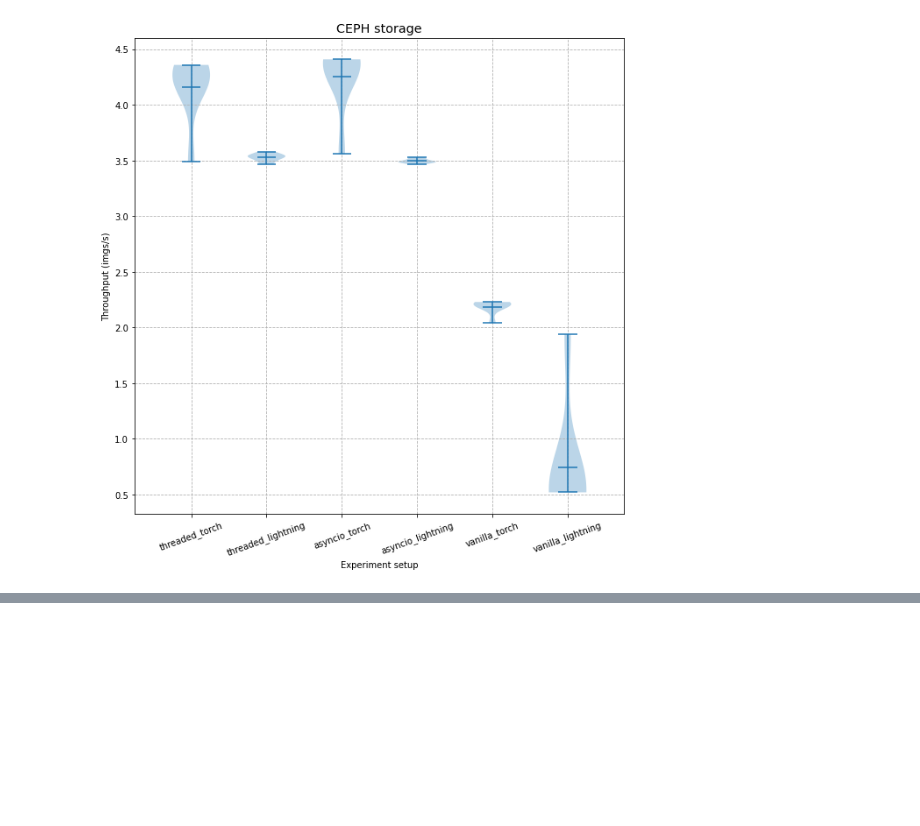
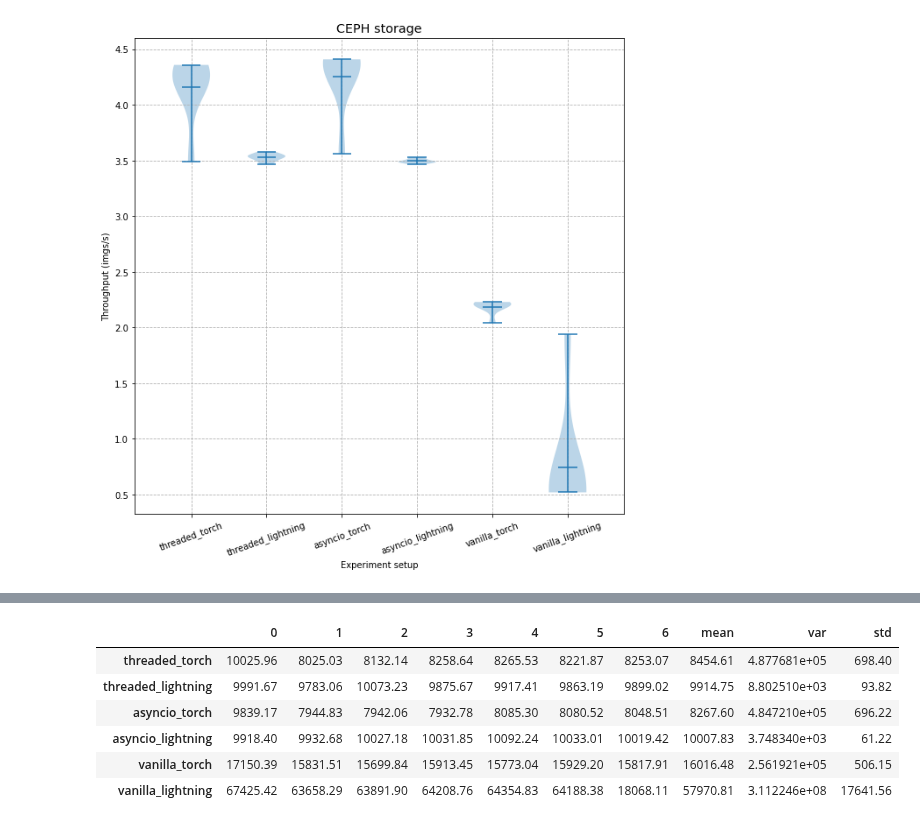
Before and after one commit to iarai/concurrent-dataloader, a Jupyter notebook: src/benchmarking/experiments/ceph-os/HistogramsCephOs.ipynb, the cells around one changed output, grey strips where cells are left out. Cells and saved outputs as stored; diff of their text form; code cells hidden in the pictures; blank space fills up the shorter version.

```diff
--- a/src/benchmarking/experiments/ceph-os/HistogramsCephOs.ipynb
+++ b/src/benchmarking/experiments/ceph-os/HistogramsCephOs.ipynb
@@ -108,0 +109,12 @@ plot_violins(add_stats(runtime_all_gluster), "CEPH Object store - time", "Runtim
+# %%
+t = add_stats(runtime_all_gluster)
+# %%
+t
+# %% [output]
+|  | 0 | 1 | 2 | 3 | 4 | 5 | 6 | mean | var | std |
+| threaded_torch | 10025.96 | 8025.03 | 8132.14 | 8258.64 | 8265.53 | 8221.87 | 8253.07 | 8454.61 | 4.877681e+05 | 698.40 |
+| threaded_lightning | 9991.67 | 9783.06 | 10073.23 | 9875.67 | 9917.41 | 9863.19 | 9899.02 | 9914.75 | 8.802510e+03 | 93.82 |
+| asyncio_torch | 9839.17 | 7944.83 | 7942.06 | 7932.78 | 8085.30 | 8080.52 | 8048.51 | 8267.60 | 4.847210e+05 | 696.22 |
+| asyncio_lightning | 9918.40 | 9932.68 | 10027.18 | 10031.85 | 10092.24 | 10033.01 | 10019.42 | 10007.83 | 3.748340e+03 | 61.22 |
+| vanilla_torch | 17150.39 | 15831.51 | 15699.84 | 15913.45 | 15773.04 | 15929.20 | 15817.91 | 16016.48 | 2.561921e+05 | 506.15 |
+| vanilla_lightning | 67425.42 | 63658.29 | 63891.90 | 64208.76 | 64354.83 | 64188.38 | 18068.11 | 57970.81 | 3.112246e+08 | 17641.56 |
```
Also changed, not shown: parts of 4 cells of this notebook.
